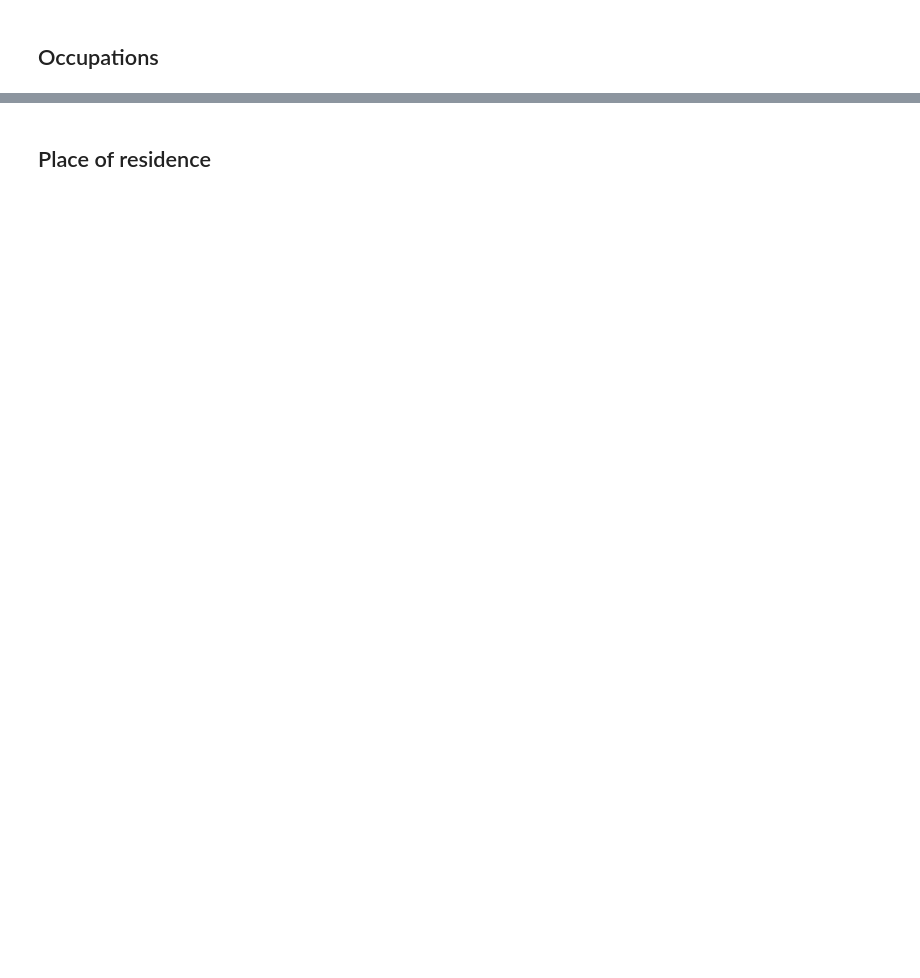
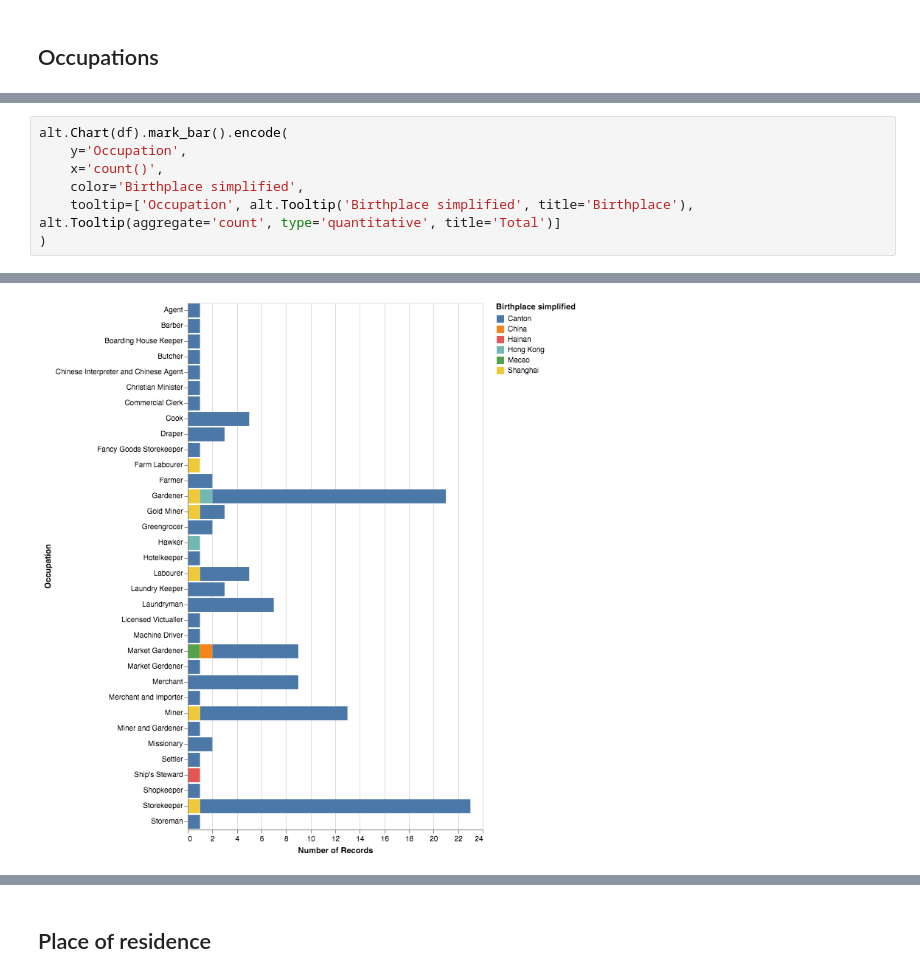
Before and after one commit to wragge/otago-naturalisations, a Jupyter notebook: Naturalisations.ipynb, the cells around one changed output, grey strips where cells are left out. Drawn from its saved outputs; the diff is of its cells as text; blank space fills up the shorter version.

```diff
--- a/Naturalisations.ipynb
+++ b/Naturalisations.ipynb
@@ -86,3 +105,11 @@ display(chart)
 # %% [output]
 [interactive output not drawn]
 [figure]
+# %%
+alt.Chart(df).mark_bar().encode(
+    y='Occupation',
+    x='count()',
+    color='Birthplace simplified',
+    tooltip=['Occupation', alt.Tooltip('Birthplace simplified', title='Birthplace'), alt.Tooltip(aggregate='count', type='quantitative', title='Total')]
+)
+# %% [output]
@@ -88,0 +117 @@ display(chart)
+[figure, added]
```
Also changed, not shown: parts of 15 cells of this notebook, 1 other file.
